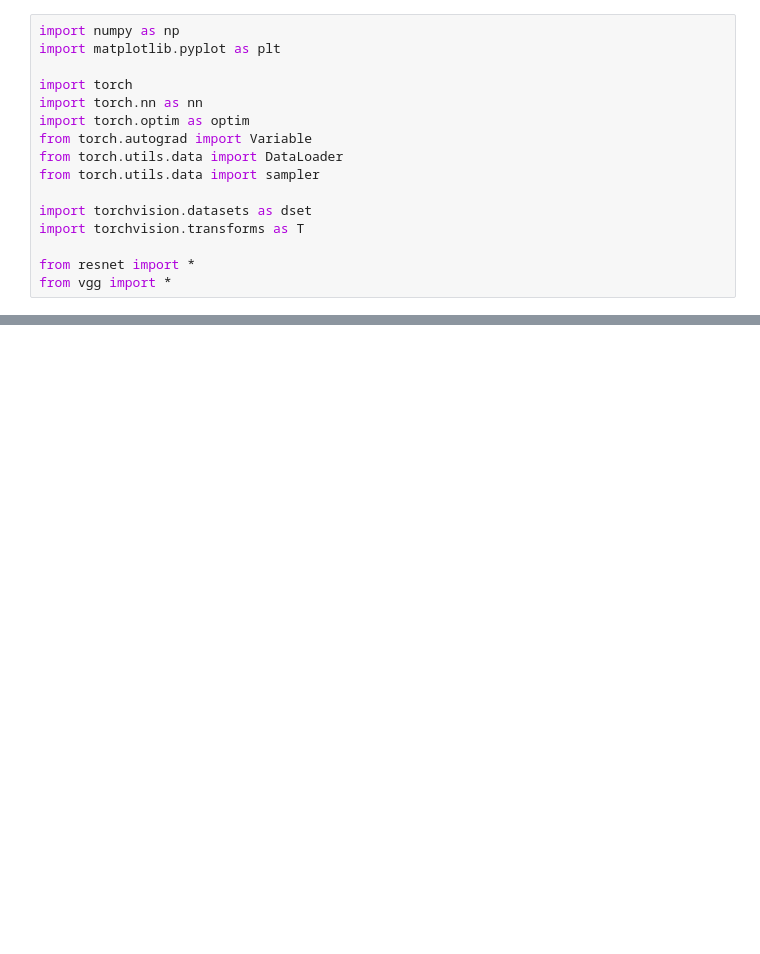
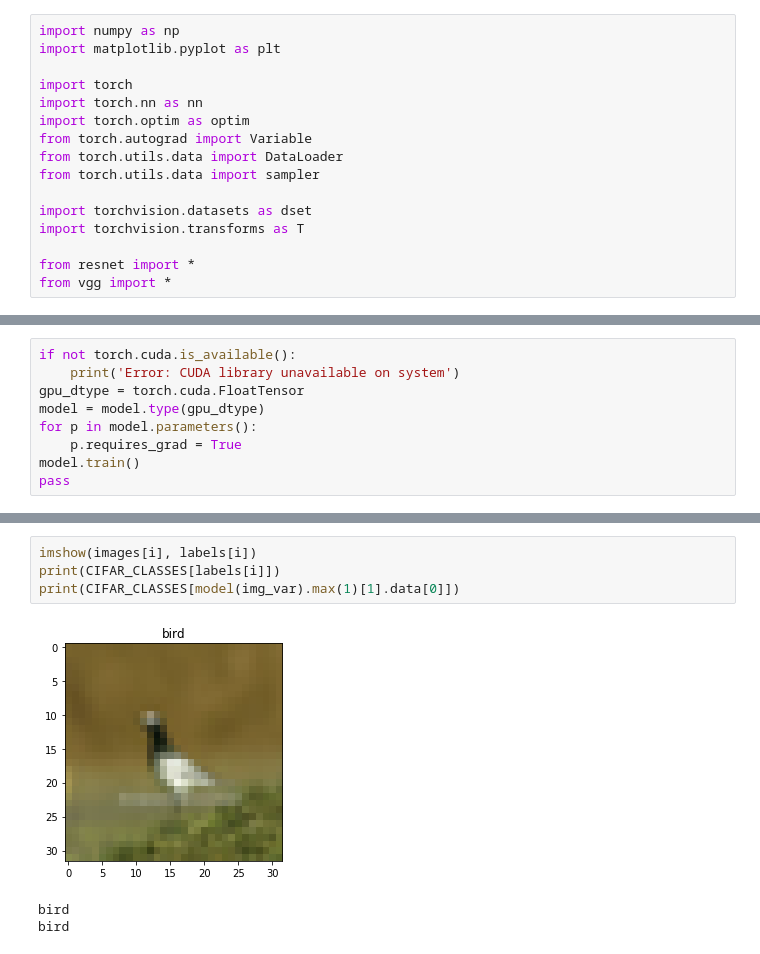
Before and after one commit to KellerJordan/Adversarial, a Jupyter notebook: LinearityExperiment.ipynb, the cells around one changed output, grey strips where cells are left out. Cells and saved outputs as stored; diff of their text form; blank space fills up the shorter version.

```diff
--- a/LinearityExperiment.ipynb
+++ b/LinearityExperiment.ipynb
@@ -41,0 +162,9 @@ print(param_count)
+# %%
+if not torch.cuda.is_available():
+    print('Error: CUDA library unavailable on system')
+gpu_dtype = torch.cuda.FloatTensor
+model = model.type(gpu_dtype)
+for p in model.parameters():
+    p.requires_grad = True
+model.train()
+pass
@@ -75,0 +234,8 @@ plot_interpolation(np.arange(-2, 2, .05))
+# %%
+imshow(images[i], labels[i])
+print(CIFAR_CLASSES[labels[i]])
+print(CIFAR_CLASSES[model(img_var).max(1)[1].data[0]])
+# %% [output]
+[figure, added]
+bird
+bird
```
Also changed, not shown: parts of 17 cells of this notebook, 2 other files.
